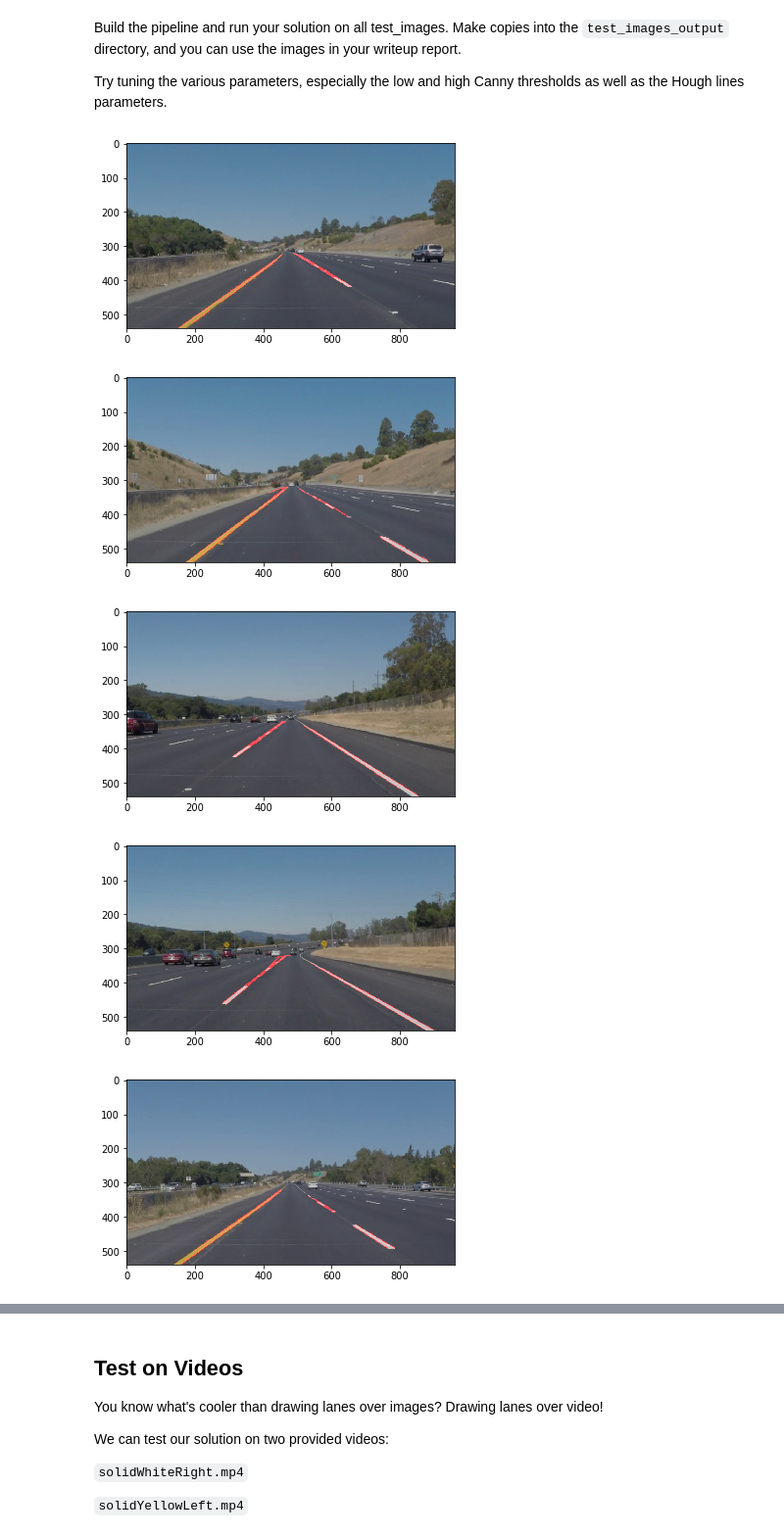
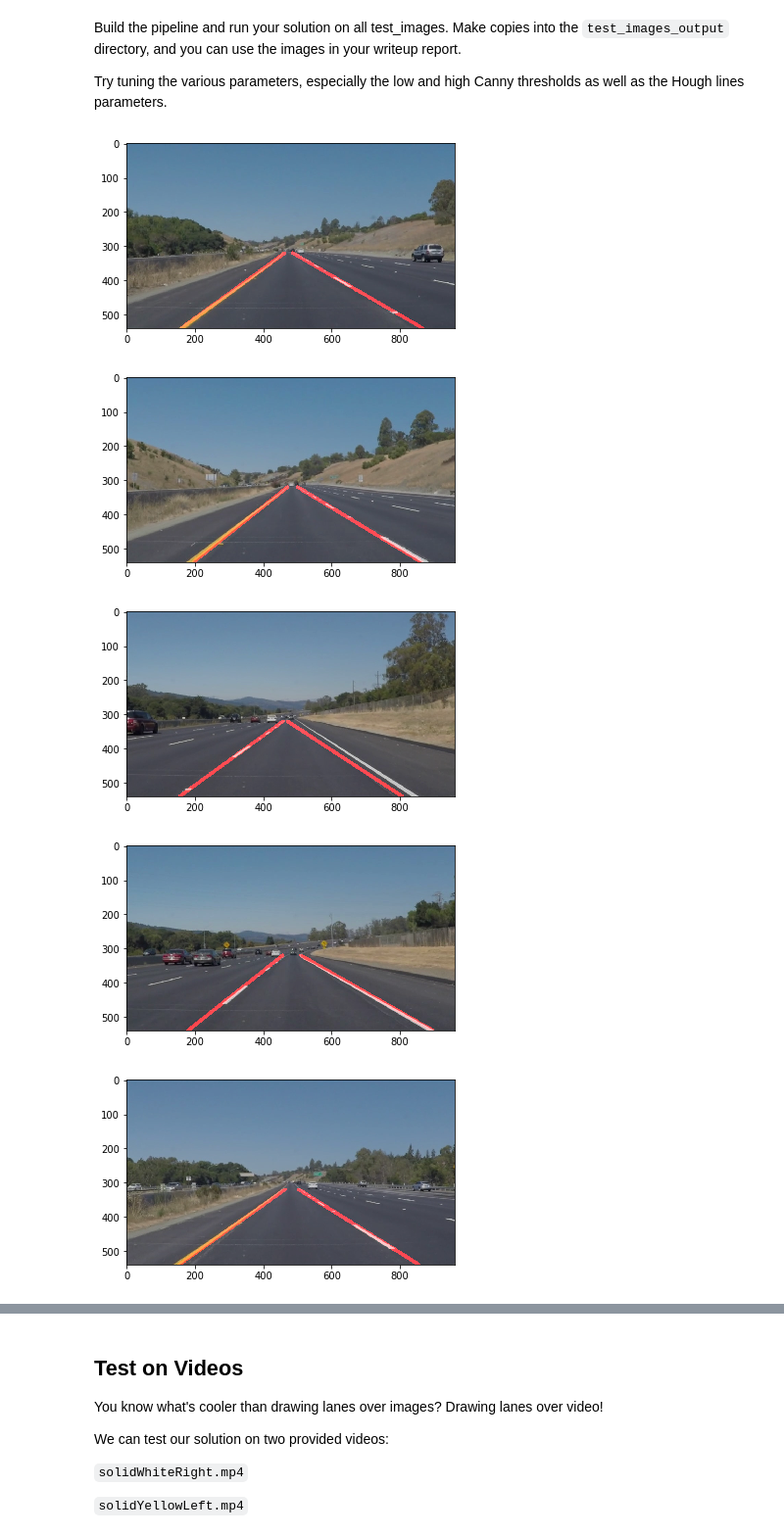
Before and after one commit to ml-boringtao/udacity-sdc, a Jupyter notebook: CarND-LaneLines-P1/P1.ipynb, the cells around one changed output, grey strips where cells are left out. Shown at 98% size. Cells and saved outputs as stored; diff of their text form; code cells hidden in the pictures.

```diff
--- a/CarND-LaneLines-P1/P1.ipynb
+++ b/CarND-LaneLines-P1/P1.ipynb
@@ -406,40 +465,48 @@ Try tuning the various parameters, especially the low and high Canny thresholds
 # %%
 # TODO: Build your pipeline that will draw lane lines on the test_images
 # then save them to the test_images_output directory.
+img_w = 960
+img_h = 540
+kernel_size = 5
+low_threshold = 50
+high_threshold = 80
 
 for img_name in os.listdir("test_images/"):
     img = mpimg.imread("test_images/" + img_name)
+    img = cv2.resize(img, (img_w, img_h))
+
     gray = grayscale(img)
+    blur = gaussian_blur(gray, kernel_size)
+    edge = cv2.Canny(blur, low_threshold, high_threshold)
 
-    kernel_size = 5
-    blur_gray = gaussian_blur(img, kernel_size)
+    vertices = np.array([[(50, img_h),
+                          (450, 320),
+                          (490, 320),
+                          (img_w - 50, img_h)]],
+                        dtype=np.int32)
+    mask = region_of_interest(edge, vertices)
 
-    low_threshold = 50
-    high_threshold = 150
-    edges = cv2.Canny(blur_gray, low_threshold, high_threshold)
-
-    imshape = image.shape
-    vertices = np.array([[(0,imshape[0]),(450,320), (490, 320), (imshape[1],imshape[0])]], dtype=np.int32)
-    masked_edges = region_of_interest(edges, vertices)
+    lines = hough_lines(img=mask,
+                        rho=2,
+                        theta=np.pi / 180,
+                        threshold=1,
+                        min_line_len=30,
+                        max_line_gap=15)
 
 
-    rho = 2
-    theta = np.pi/180
-    threshold = 15
-    min_line_len = 40
-    max_line_gap = 40
-    lines = hough_lines(masked_edges, rho, theta, threshold, min_line_len, max_line_gap)
 
-    lines_edges = weighted_img(lines, img, α=0.8, β=1., γ=0.)
+    line_img = draw_lines(img, lines, color=[255, 0, 0], thickness=10)
+
+    lines_img = weighted_img(line_img, img, α=0.8, β=1., γ=0.)
 
     out_path = "test_images_output/"
-    cv2.imwrite(out_path + img_name, cv2.cvtColor(lines_edges, cv2.COLOR_RGB2BGR))
+    cv2.imwrite(out_path + img_name, cv2.cvtColor(lines_img, cv2.COLOR_RGB2BGR))
 
     plt.figure()
-    plt.imshow(lines_edges)
+    plt.imshow(lines_img)
 # %% [output]
-[figure, old version]
+[figure, new version]
-[figure, old version]
+[figure, new version]
-[figure, old version]
+[figure, new version]
-[figure, old version]
+[figure, new version]
-[figure, old version]
+[figure, new version]
```
Also changed, not shown: parts of 8 cells of this notebook.
